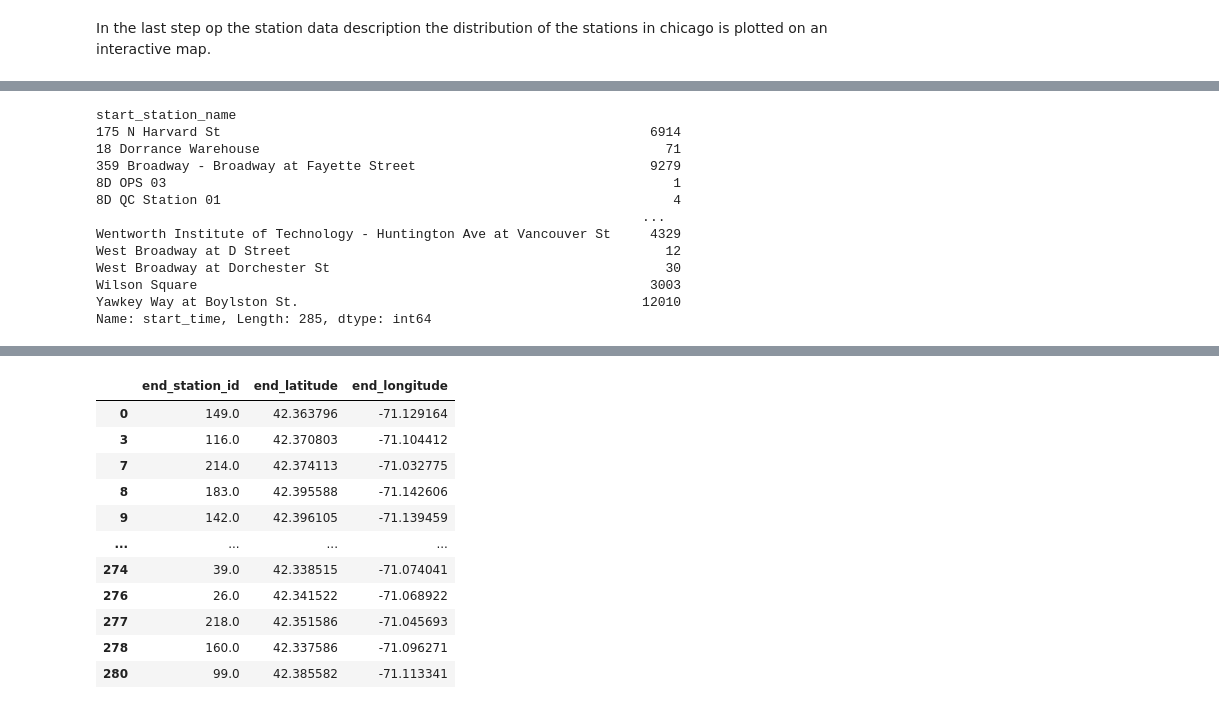
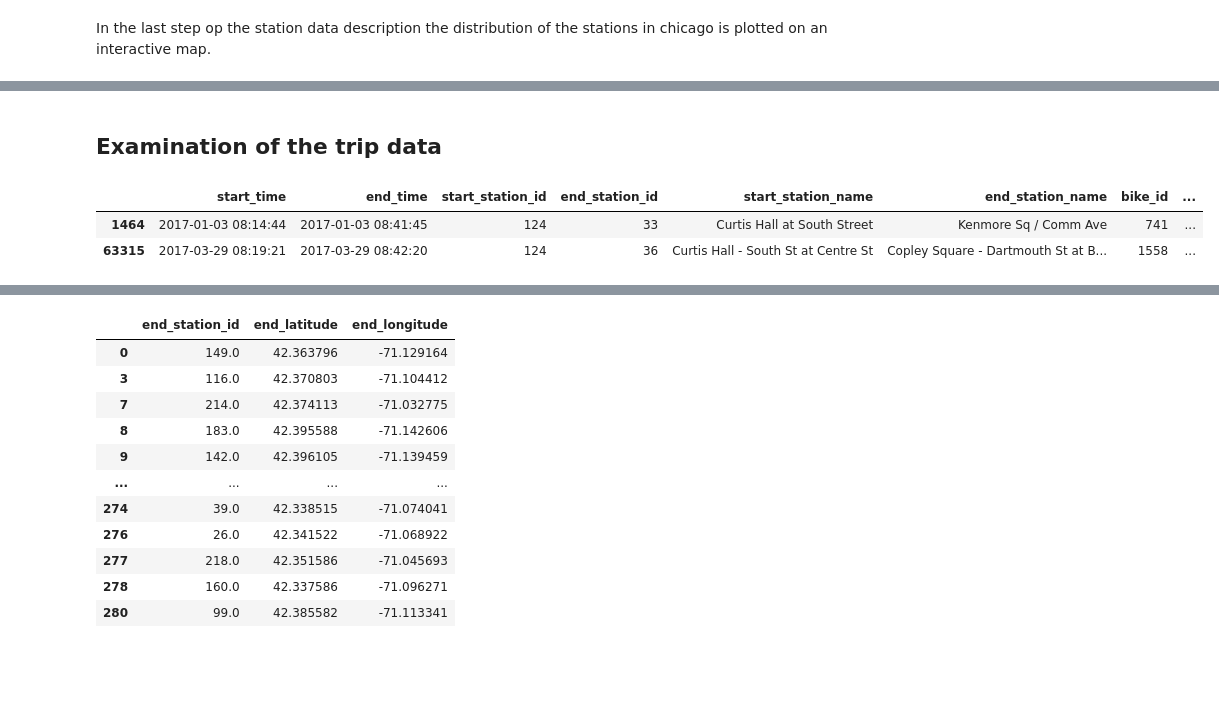
Before and after one commit to NinoVo931/AA_Project, a Jupyter notebook: Station_Cleaning.ipynb, the cells around one changed output, grey strips where cells are left out. Cells and saved outputs as stored; diff of their text form; code cells hidden in the pictures; blank space fills up the shorter version.

```diff
--- a/Station_Cleaning.ipynb
+++ b/Station_Cleaning.ipynb
@@ -81,18 +81,14 @@ m
+# %% [markdown]
+## Examination of the trip data
 # %%
 StatCount = df_Trips.groupby('start_station_name')['start_time'].agg(len)
 
 StatCount
+#print(StatCount.to_string())
+
+
+df_Trips[df_Trips['start_station_name'].str.contains("Curtis Hall")].iloc[3:5]
 # %% [output]
-start_station_name
-175 N Harvard St                                                       6914
-18 Dorrance Warehouse                                                    71
-359 Broadway - Broadway at Fayette Street                              9279
-8D OPS 03                                                                 1
-8D QC Station 01                                                          4
-                                                                      ...
-Wentworth Institute of Technology - Huntington Ave at Vancouver St     4329
-West Broadway at D Street                                                12
-West Broadway at Dorchester St                                           30
-Wilson Square                                                          3003
-Yawkey Way at Boylston St.                                            12010
-Name: start_time, Length: 285, dtype: int64
+|  | start_time | end_time | start_station_id | end_station_id | start_station_name | end_station_name | bike_id | ... |
+| 1464 | 2017-01-03 08:14:44 | 2017-01-03 08:41:45 | 124 | 33 | Curtis Hall at South Street | Kenmore Sq / Comm Ave | 741 | ... |
+| 63315 | 2017-03-29 08:19:21 | 2017-03-29 08:42:20 | 124 | 36 | Curtis Hall - South St at Centre St | Copley Square - Dartmouth St at B... | 1558 | ... |
```
Also changed, not shown: parts of 16 cells of this notebook, 1 other file.
